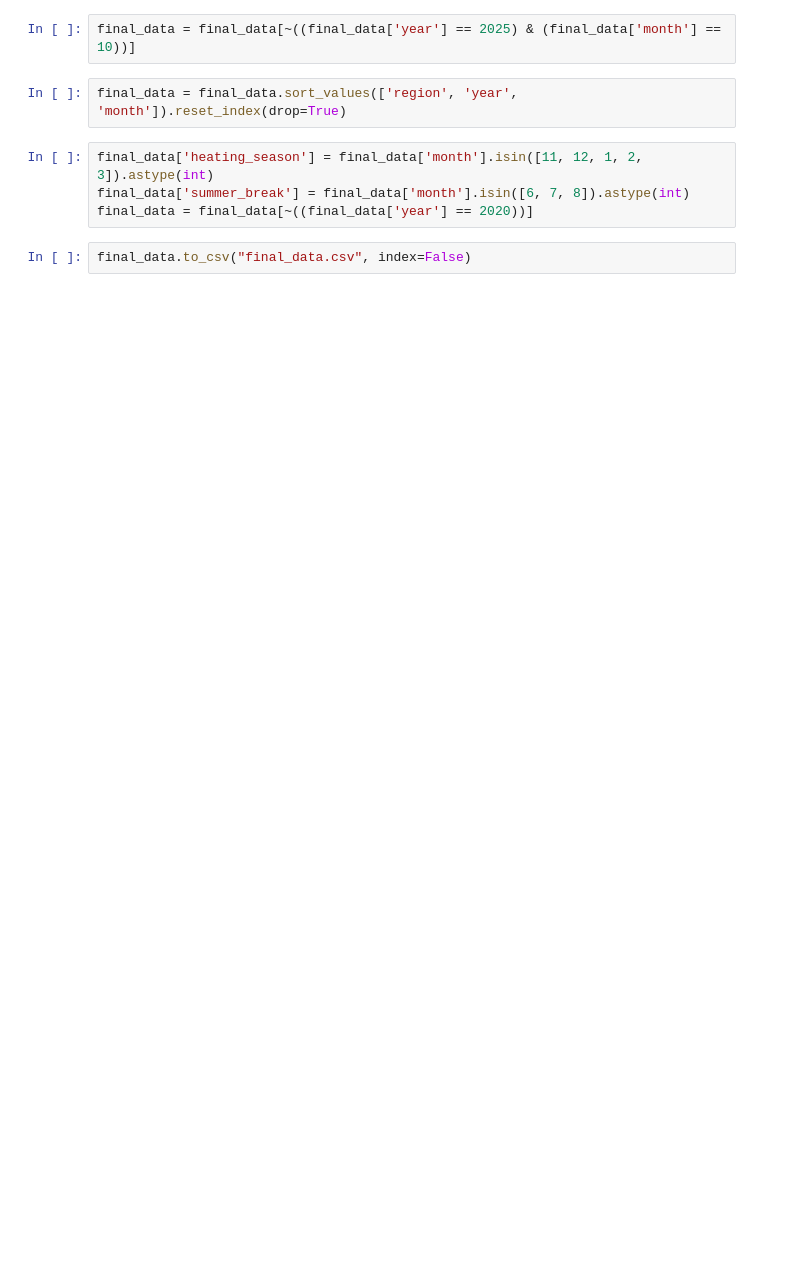
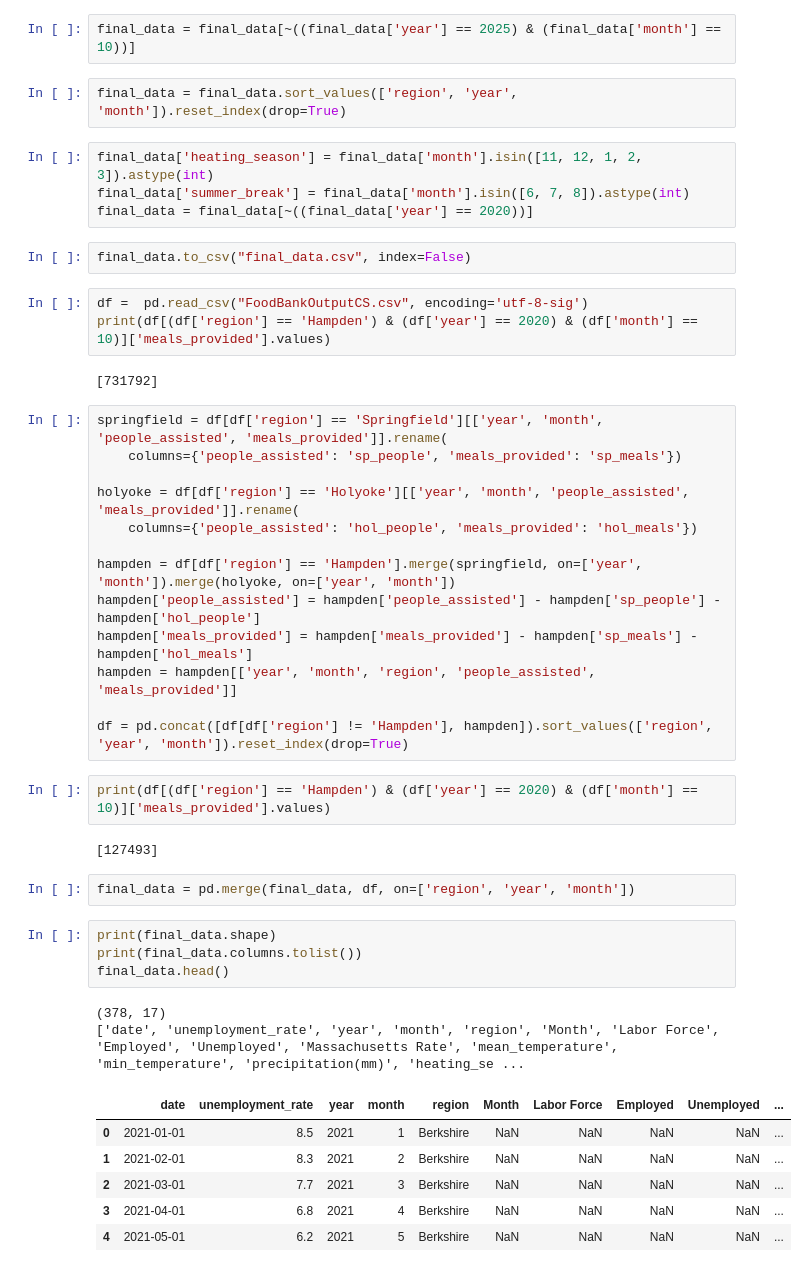
Before and after one commit to AdrianP428/MLFoodBank, a Jupyter notebook: food_bank_model.ipynb, the cells around one changed output. Drawn from its saved outputs; the diff is of its cells as text; blank space fills up the shorter version.

```diff
--- a/food_bank_model.ipynb
+++ b/food_bank_model.ipynb
@@ -167,3 +174,40 @@ final_data['summer_break'] = final_data['month'].isin([6, 7, 8]).astype(int)
 final_data = final_data[~((final_data['year'] == 2020))]
 # %%
 final_data.to_csv("final_data.csv", index=False)
+# %%
+df =  pd.read_csv("FoodBankOutputCS.csv", encoding='utf-8-sig')
+print(df[(df['region'] == 'Hampden') & (df['year'] == 2020) & (df['month'] == 10)]['meals_provided'].values)
+# %% [output]
+[731792]
+# %%
+springfield = df[df['region'] == 'Springfield'][['year', 'month', 'people_assisted', 'meals_provided']].rename(
+    columns={'people_assisted': 'sp_people', 'meals_provided': 'sp_meals'})
+
+holyoke = df[df['region'] == 'Holyoke'][['year', 'month', 'people_assisted', 'meals_provided']].rename(
+    columns={'people_assisted': 'hol_people', 'meals_provided': 'hol_meals'})
+
+hampden = df[df['region'] == 'Hampden'].merge(springfield, on=['year', 'month']).merge(holyoke, on=['year', 'month'])
+hampden['people_assisted'] = hampden['people_assisted'] - hampden['sp_people'] - hampden['hol_people']
+hampden['meals_provided'] = hampden['meals_provided'] - hampden['sp_meals'] - hampden['hol_meals']
+hampden = hampden[['year', 'month', 'region', 'people_assisted', 'meals_provided']]
+
+df = pd.concat([df[df['region'] != 'Hampden'], hampden]).sort_values(['region', 'year', 'month']).reset_index(drop=True)
+# %%
+print(df[(df['region'] == 'Hampden') & (df['year'] == 2020) & (df['month'] == 10)]['meals_provided'].values)
+# %% [output]
+[127493]
+# %%
+final_data = pd.merge(final_data, df, on=['region', 'year', 'month'])
+# %%
+print(final_data.shape)
+print(final_data.columns.tolist())
+final_data.head()
+# %% [output]
+(378, 17)
+['date', 'unemployment_rate', 'year', 'month', 'region', 'Month', 'Labor Force', 'Employed', 'Unemployed', 'Massachusetts Rate', 'mean_temperature', 'min_temperature', 'precipitation(mm)', 'heating_se ...
+|  | date | unemployment_rate | year | month | region | Month | Labor Force | Employed | Unemployed | ... |
+| 0 | 2021-01-01 | 8.5 | 2021 | 1 | Berkshire | NaN | NaN | NaN | NaN | ... |
+| 1 | 2021-02-01 | 8.3 | 2021 | 2 | Berkshire | NaN | NaN | NaN | NaN | ... |
+| 2 | 2021-03-01 | 7.7 | 2021 | 3 | Berkshire | NaN | NaN | NaN | NaN | ... |
+| 3 | 2021-04-01 | 6.8 | 2021 | 4 | Berkshire | NaN | NaN | NaN | NaN | ... |
+| 4 | 2021-05-01 | 6.2 | 2021 | 5 | Berkshire | NaN | NaN | NaN | NaN | ... |
```
Also changed, not shown: parts of 12 cells of this notebook, 3 other files.
